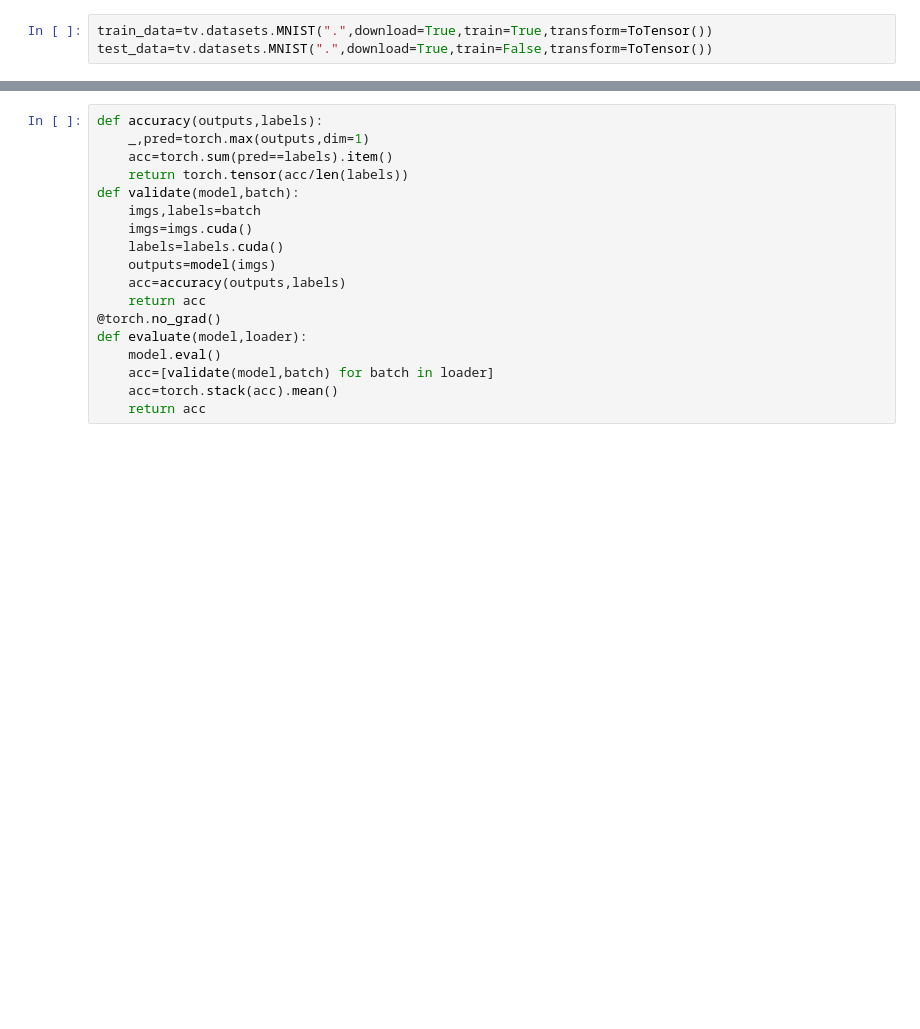
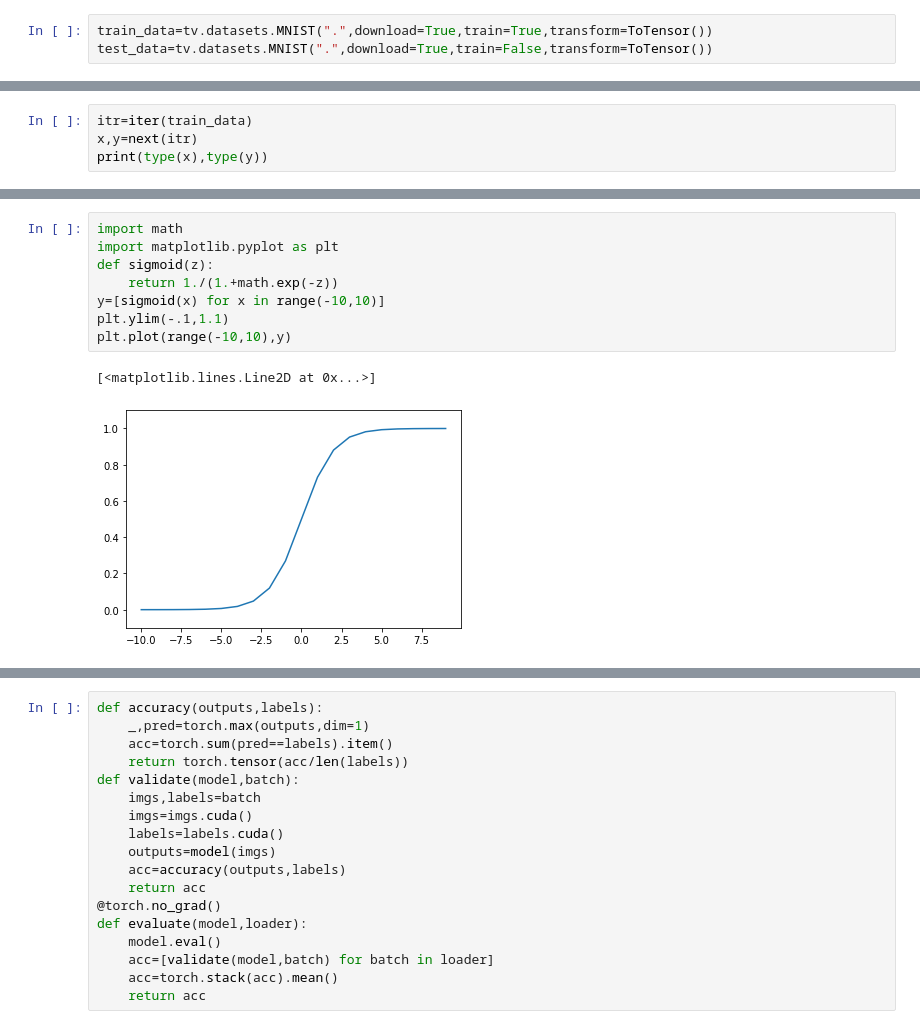
Before and after one commit to UOS-COMP6252/lectures, a Jupyter notebook: notebooks/lecture3.ipynb, the cells around one changed output, grey strips where cells are left out. Saved outputs shown, nothing was run; the diff lists cells and outputs as text; blank space fills up the shorter version.

```diff
--- a/notebooks/lecture3.ipynb
+++ b/notebooks/lecture3.ipynb
@@ -13,0 +105,4 @@ print(len(train_data),len(test_data))
+# %%
+itr=iter(train_data)
+x,y=next(itr)
+print(type(x),type(y))
@@ -22,0 +219,11 @@ print(type(b),b.view(32,-1).size())
+# %%
+import math
+import matplotlib.pyplot as plt
+def sigmoid(z):
+    return 1./(1.+math.exp(-z))
+y=[sigmoid(x) for x in range(-10,10)]
+plt.ylim(-.1,1.1)
+plt.plot(range(-10,10),y)
+# %% [output]
+[<matplotlib.lines.Line2D at 0x...>]
+[figure, added]
```
Also changed, not shown: parts of 45 cells of this notebook, 3 other files.
